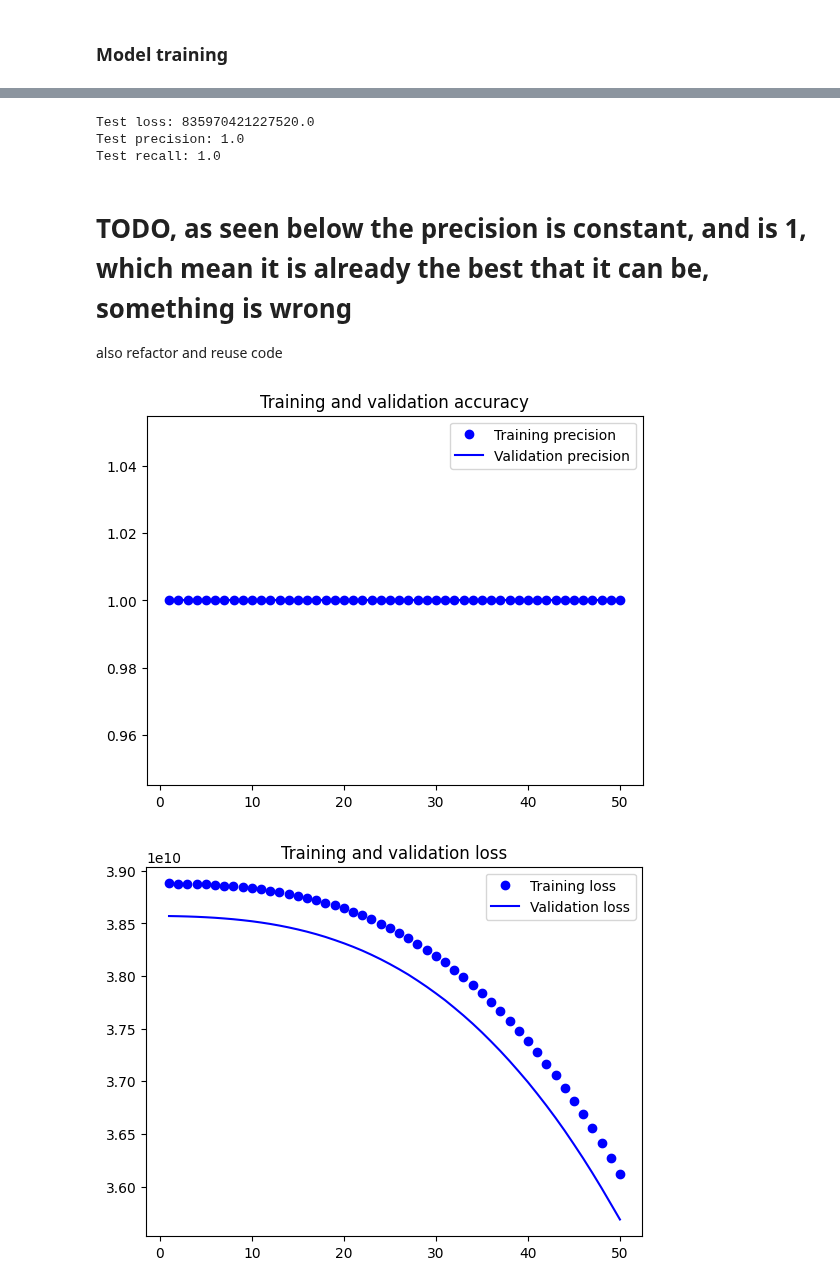
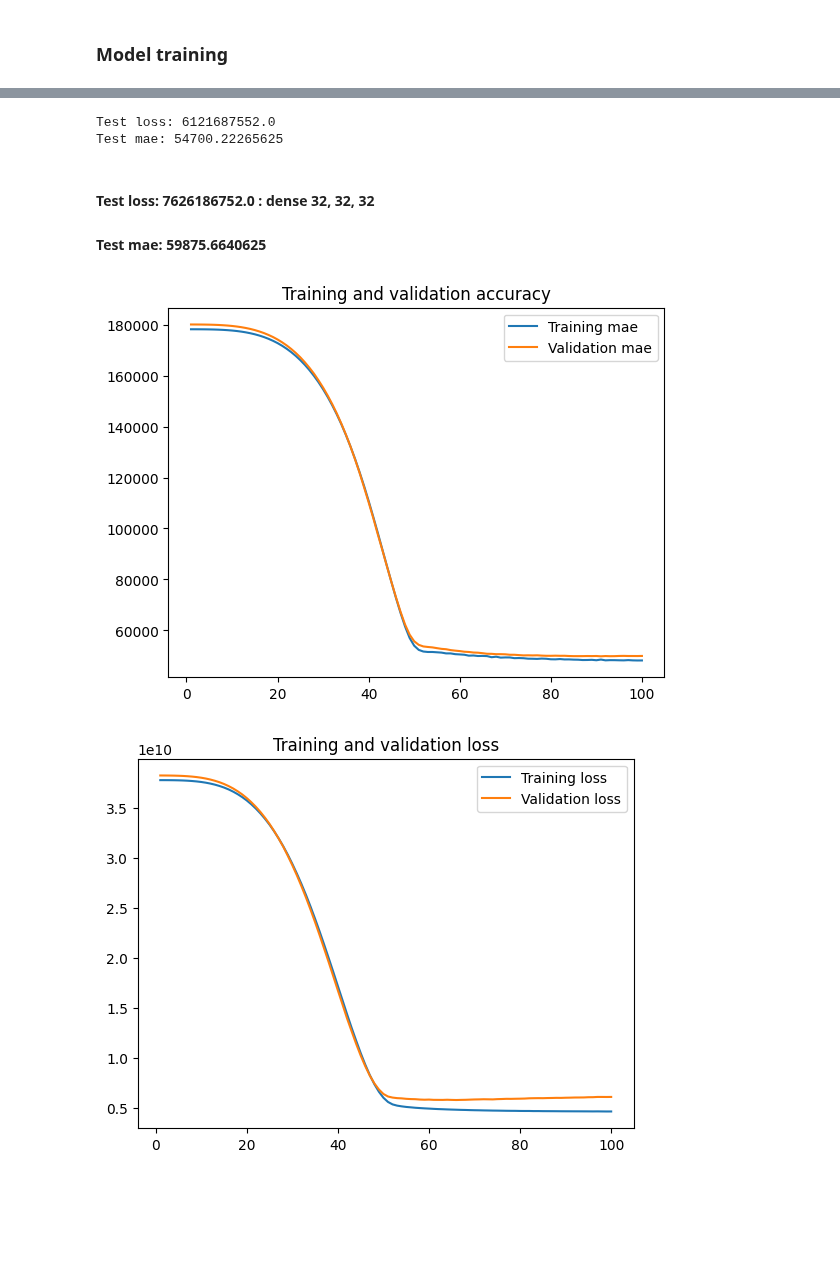
Before and after one commit to jeff0167/Data_And_Things, a Jupyter notebook: Exercises in neural network and deep learning II.ipynb, the cells around one changed output, grey strips where cells are left out. Saved outputs shown, nothing was run; the diff lists cells and outputs as text; code cells hidden in the pictures; blank space fills up the shorter version.

```diff
--- a/Exercises in neural network and deep learning II.ipynb
+++ b/Exercises in neural network and deep learning II.ipynb
@@ -674,11 +595,15 @@ array([[-0.45533886, -0.09122051, -0.6046929 , ..., -0.19159703,
 def setup_regression_model():
     model = keras.Sequential([
     layers.Dense(32, activation="relu"),
+    # they have no significant impact on the result, altough they make the training time be faster, though hardly needed for this small data set
+    #layers.Dropout(0.3),
+    layers.Dense(32, activation="relu"),
+    #layers.Dropout(0.3),
     layers.Dense(32, activation="relu"),
     layers.Dense(1)
     ])
 
     model.compile(optimizer="rmsprop",
               loss="mse",
-              metrics=["precision", "recall"])
+              metrics=["mae"])
     return model
@@ -687,4 +610,4 @@ ames_model = setup_model("mse", None)
 # %%
 ames_model = setup_regression_model()
 # %%
-ames_history, ames_model = fit_model(ames_model, X_train, y_train, 50, 64)
+ames_history, ames_model = fit_model(ames_model, X_train, y_train, 100, 64, 0)
@@ -709,31 +614,15 @@ Epoch 50/50
 # %%
 score = ames_model.evaluate(X_test, y_test, verbose=0)
 print("Test loss:", score[0])
-print("Test precision:", score[1]) # 80, 128
-print("Test recall:", score[2]) # 80, 128
+print("Test mae:", score[1])
 # %% [output]
-Test loss: 835970421227520.0
-Test precision: 1.0
-Test recall: 1.0
+Test loss: 6121687552.0
+Test mae: 54700.22265625
-# %% [markdown]
-# TODO, as seen below the precision is constant, and is 1, which mean it is already the best that it can be, something is wrong
-also refactor and reuse code
-# %%
-acc = ames_history.history["precision"]
-val_acc = ames_history.history["val_precision"]
-loss = ames_history.history["loss"]
-val_loss = ames_history.history["val_loss"]
-epochs = range(1, len(acc) + 1)
-plt.plot(epochs, acc, "bo", label="Training precision")
-plt.plot(epochs, val_acc, "b", label="Validation precision")
-plt.title("Training and validation accuracy")
-plt.legend()
-plt.figure()
-plt.plot(epochs, loss, "bo", label="Training loss")
-plt.plot(epochs, val_loss, "b", label="Validation loss")
-plt.title("Training and validation loss")
-plt.legend()
-plt.show()
-# %% [output]
-[figure, removed]
-[figure, removed]
+# %% [markdown]
+#### Test loss: 7626186752.0 : dense 32, 32, 32
+#### Test mae: 59875.6640625
+# %%
+plot_train_validation(ames_history, ["mae"])
+# %% [output]
+[figure, added]
+[figure, added]
```
Also changed, not shown: parts of 38 cells of this notebook.
